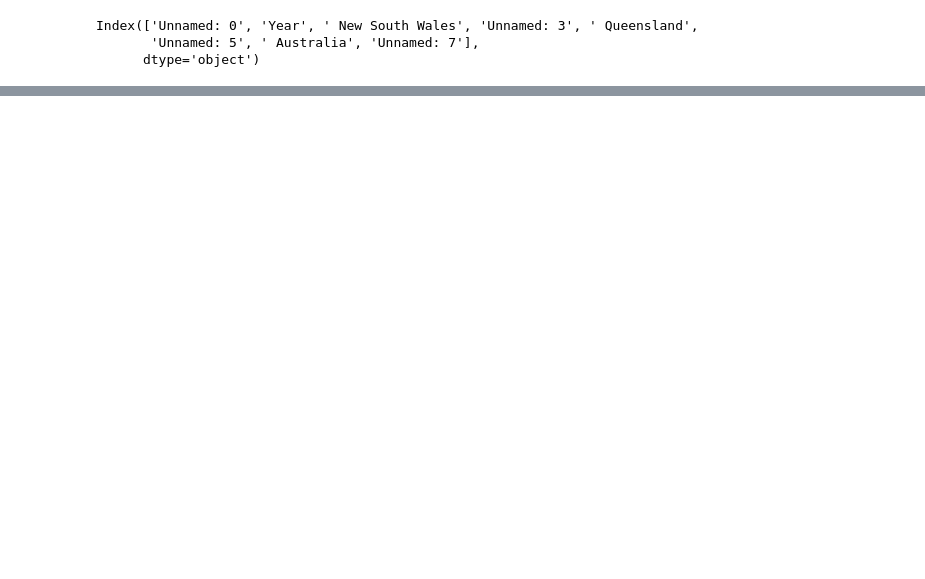
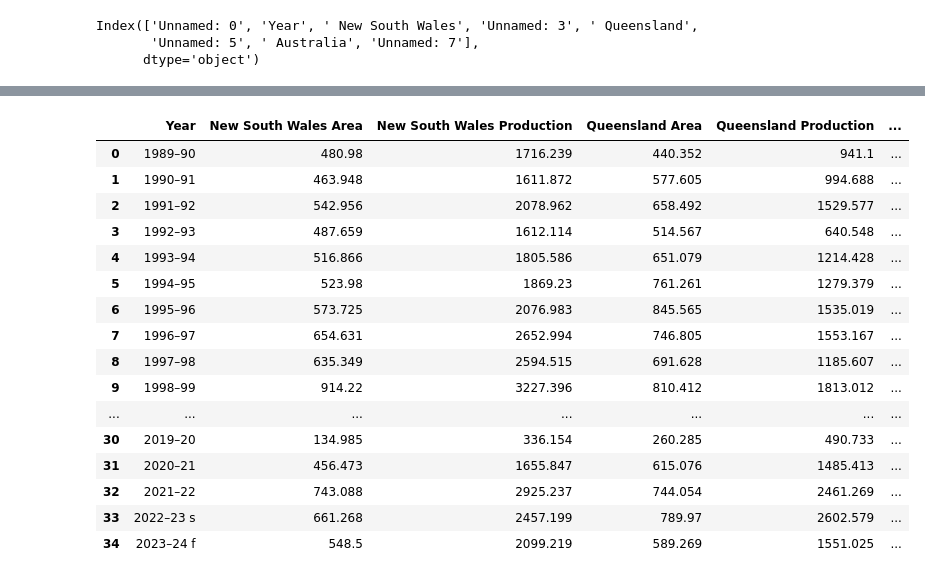
Before and after one commit to Moisebea/Crop_Report, a Jupyter notebook: OneDrive/Documents/Bureau/ABARES Dec Crop Report/Scraping_data.ipynb, the cells around one changed output, grey strips where cells are left out. Saved outputs shown, nothing was run; the diff lists cells and outputs as text; code cells hidden in the pictures; blank space fills up the shorter version.

```diff
--- a/OneDrive/Documents/Bureau/ABARES Dec Crop Report/Scraping_data.ipynb
+++ b/OneDrive/Documents/Bureau/ABARES Dec Crop Report/Scraping_data.ipynb
@@ -560,0 +569,21 @@ table_3_clean
+# %%
+table_3_clean = table_3_clean.iloc[:-1,:]
+table_3_clean
+# %% [output]
+|  | Year | New South Wales Area | New South Wales Production | Queensland Area | Queensland Production | ... |
+| 0 | 1989–90 | 480.98 | 1716.239 | 440.352 | 941.1 | ... |
+| 1 | 1990–91 | 463.948 | 1611.872 | 577.605 | 994.688 | ... |
+| 2 | 1991–92 | 542.956 | 2078.962 | 658.492 | 1529.577 | ... |
+| 3 | 1992–93 | 487.659 | 1612.114 | 514.567 | 640.548 | ... |
+| 4 | 1993–94 | 516.866 | 1805.586 | 651.079 | 1214.428 | ... |
+| 5 | 1994–95 | 523.98 | 1869.23 | 761.261 | 1279.379 | ... |
+| 6 | 1995–96 | 573.725 | 2076.983 | 845.565 | 1535.019 | ... |
+| 7 | 1996–97 | 654.631 | 2652.994 | 746.805 | 1553.167 | ... |
+| 8 | 1997–98 | 635.349 | 2594.515 | 691.628 | 1185.607 | ... |
+| 9 | 1998–99 | 914.22 | 3227.396 | 810.412 | 1813.012 | ... |
+| ... | ... | ... | ... | ... | ... | ... |
+| 30 | 2019–20 | 134.985 | 336.154 | 260.285 | 490.733 | ... |
+| 31 | 2020–21 | 456.473 | 1655.847 | 615.076 | 1485.413 | ... |
+| 32 | 2021–22 | 743.088 | 2925.237 | 744.054 | 2461.269 | ... |
+| 33 | 2022–23 s | 661.268 | 2457.199 | 789.97 | 2602.579 | ... |
+| 34 | 2023–24 f | 548.5 | 2099.219 | 589.269 | 1551.025 | ... |
```
Also changed, not shown: parts of 23 cells of this notebook, 1 other file.
